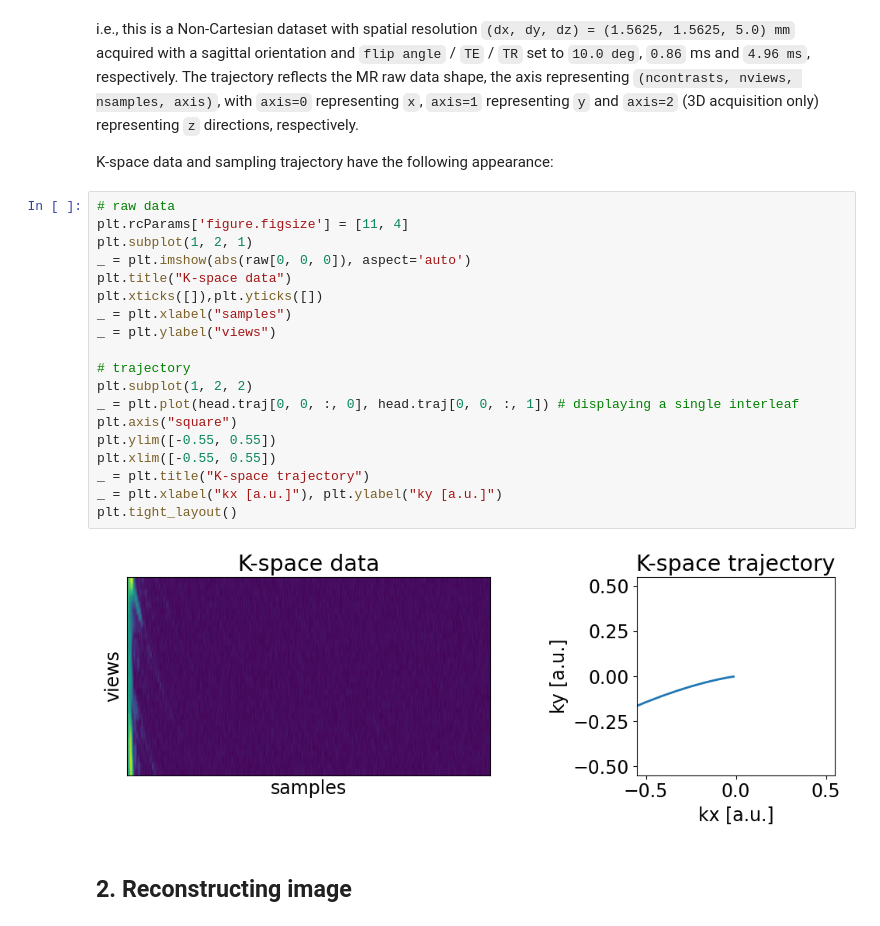
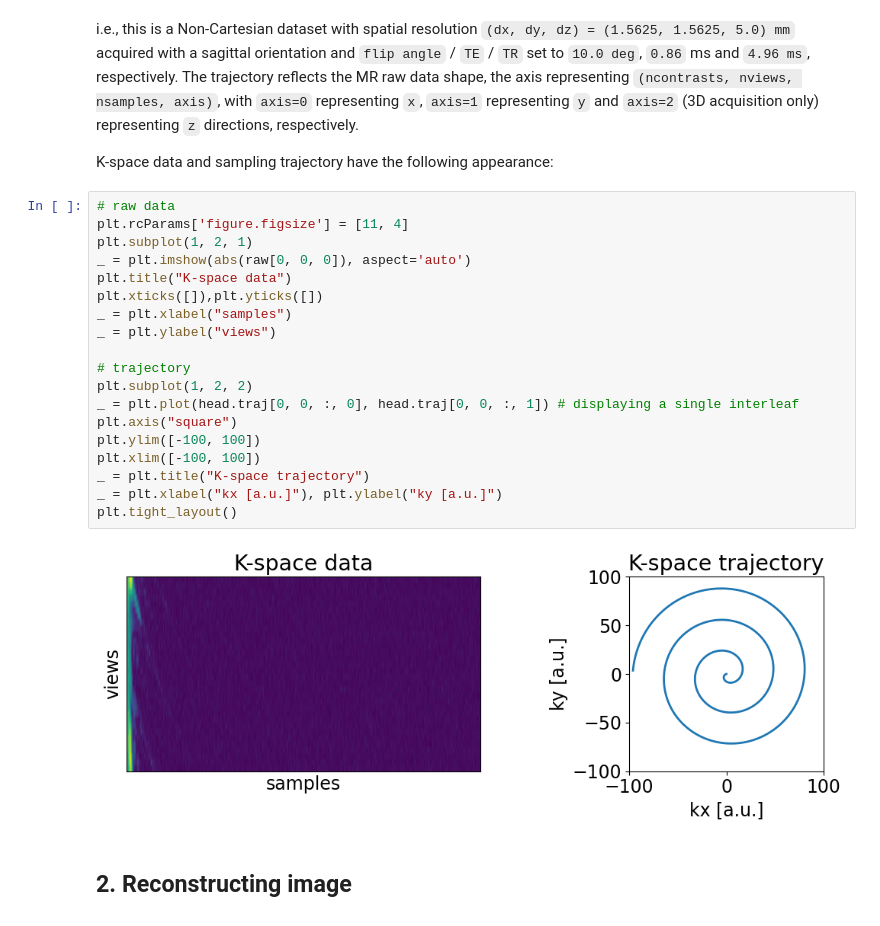
Before and after one commit to INFN-PREDATOR/PREDATOR-milestones, a Jupyter notebook: notebooks/M1a_reading_writing.ipynb, the cells around one changed output. Cells and saved outputs as stored; diff of their text form.

Commit message:
fix: correct scaling of k-space trajectory plot

```diff
--- a/notebooks/M1a_reading_writing.ipynb
+++ b/notebooks/M1a_reading_writing.ipynb
@@ -58,24 +58,24 @@ K-space data and sampling trajectory have the following appearance:
 # %%
 # raw data
 plt.rcParams['figure.figsize'] = [11, 4]
 plt.subplot(1, 2, 1)
 _ = plt.imshow(abs(raw[0, 0, 0]), aspect='auto')
 plt.title("K-space data")
 plt.xticks([]),plt.yticks([])
 _ = plt.xlabel("samples")
 _ = plt.ylabel("views")
 
 # trajectory
 plt.subplot(1, 2, 2)
 _ = plt.plot(head.traj[0, 0, :, 0], head.traj[0, 0, :, 1]) # displaying a single interleaf
 plt.axis("square")
-plt.ylim([-0.55, 0.55])
-plt.xlim([-0.55, 0.55])
+plt.ylim([-100, 100])
+plt.xlim([-100, 100])
 _ = plt.title("K-space trajectory")
 _ = plt.xlabel("kx [a.u.]"), plt.ylabel("ky [a.u.]")
 plt.tight_layout()
 # %% [output]
-[figure, old version]
+[figure, new version]
 # %% [markdown]
 ## 2. Reconstructing image
 # %% [markdown]
```
